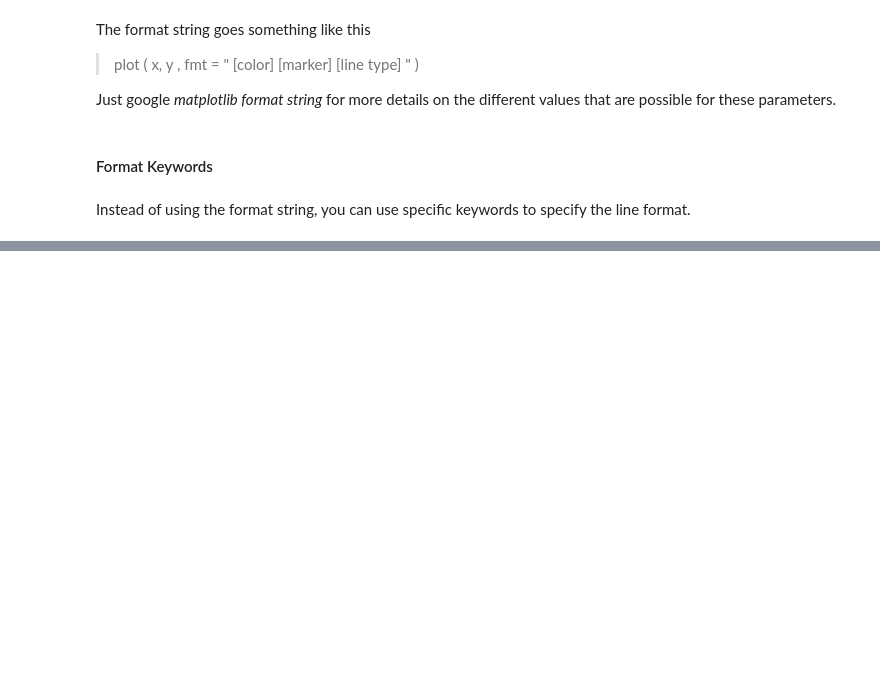
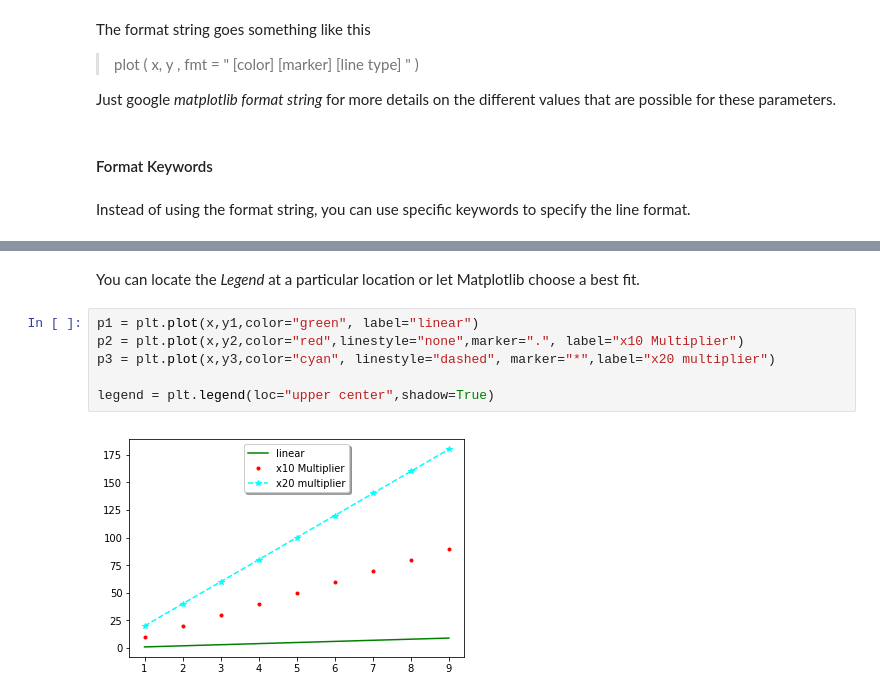
Before and after one commit to hotcode002/Machine-Learning-with-Python, a Jupyter notebook: week_1_basics/day_5_ml_plotting_libraries/notebooks/matplotlib.ipynb, the cells around one changed output, grey strips where cells are left out. Cells and saved outputs as stored; diff of their text form; blank space fills up the shorter version.

```diff
--- a/week_1_basics/day_5_ml_plotting_libraries/notebooks/matplotlib.ipynb
+++ b/week_1_basics/day_5_ml_plotting_libraries/notebooks/matplotlib.ipynb
@@ -462,0 +476,10 @@ plt.plot(x,y3,color="cyan, linestyle="--", marker="--")    # Make the line cyan
+# %% [markdown]
+You can locate the _Legend_ at a particular location or let Matplotlib choose a best fit.
+# %%
+p1 = plt.plot(x,y1,color="green", label="linear")
+p2 = plt.plot(x,y2,color="red",linestyle="none",marker=".", label="x10 Multiplier")
+p3 = plt.plot(x,y3,color="cyan", linestyle="dashed", marker="*",label="x20 multiplier")
+
+legend = plt.legend(loc="upper center",shadow=True)
+# %% [output]
+[figure, added]
```
Also changed, not shown: parts of 6 cells of this notebook.
